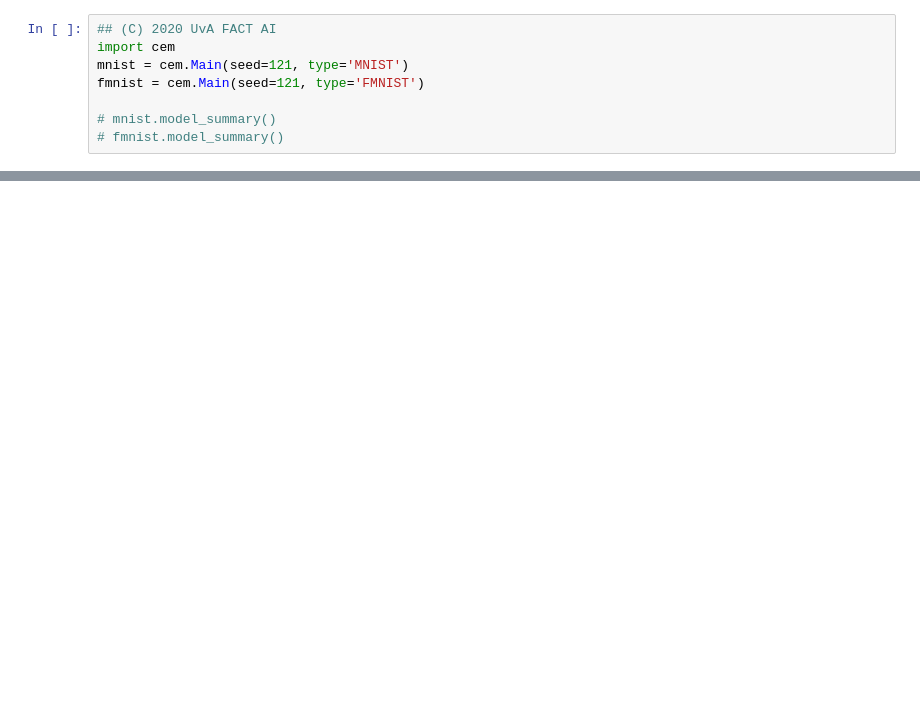
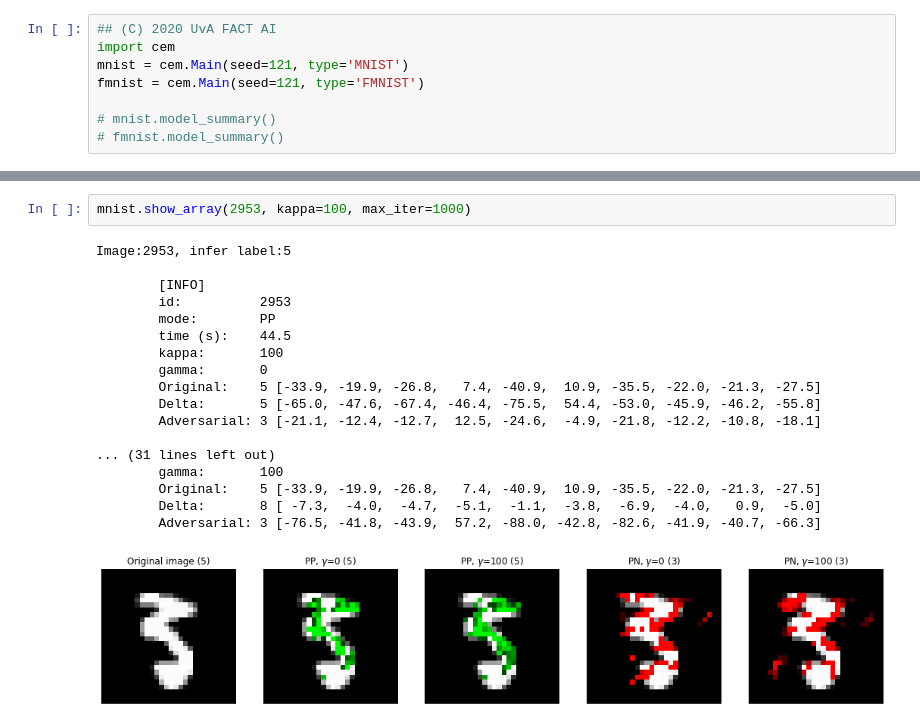
Before and after one commit to TimO96/RE-CEM, a Jupyter notebook: example.ipynb, the cells around one changed output, grey strips where cells are left out. Cells and saved outputs as stored; diff of their text form; blank space fills up the shorter version.

```diff
--- a/example.ipynb
+++ b/example.ipynb
@@ -30 +30,22 @@ Image:2953, infer label:5
+# %%
+mnist.show_array(2953, kappa=100, max_iter=1000)
+# %% [output]
+Image:2953, infer label:5
+
+        [INFO]
+        id:          2953
+        mode:        PP
+        time (s):    44.5
+        kappa:       100
+        gamma:       0
+        Original:    5 [-33.9, -19.9, -26.8,   7.4, -40.9,  10.9, -35.5, -22.0, -21.3, -27.5]
+        Delta:       5 [-65.0, -47.6, -67.4, -46.4, -75.5,  54.4, -53.0, -45.9, -46.2, -55.8]
+        Adversarial: 3 [-21.1, -12.4, -12.7,  12.5, -24.6,  -4.9, -21.8, -12.2, -10.8, -18.1]
+
+... (31 lines left out)
+        gamma:       100
+        Original:    5 [-33.9, -19.9, -26.8,   7.4, -40.9,  10.9, -35.5, -22.0, -21.3, -27.5]
+        Delta:       8 [ -7.3,  -4.0,  -4.7,  -5.1,  -1.1,  -3.8,  -6.9,  -4.0,   0.9,  -5.0]
+        Adversarial: 3 [-76.5, -41.8, -43.9,  57.2, -88.0, -42.8, -82.6, -41.9, -40.7, -66.3]
+[figure, added]
 # %%
```
Also changed, not shown: parts of 3 cells of this notebook, 2 other files.
